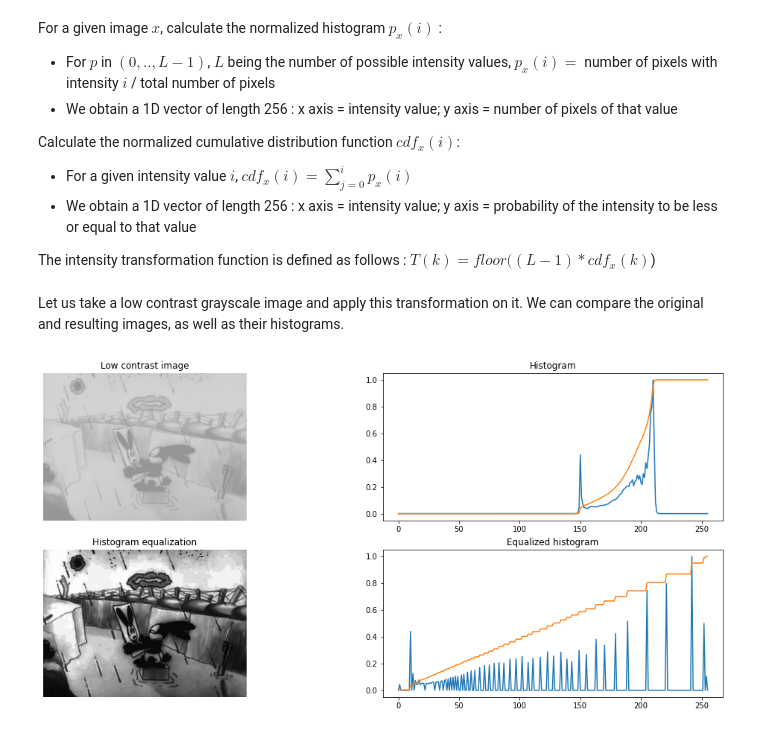
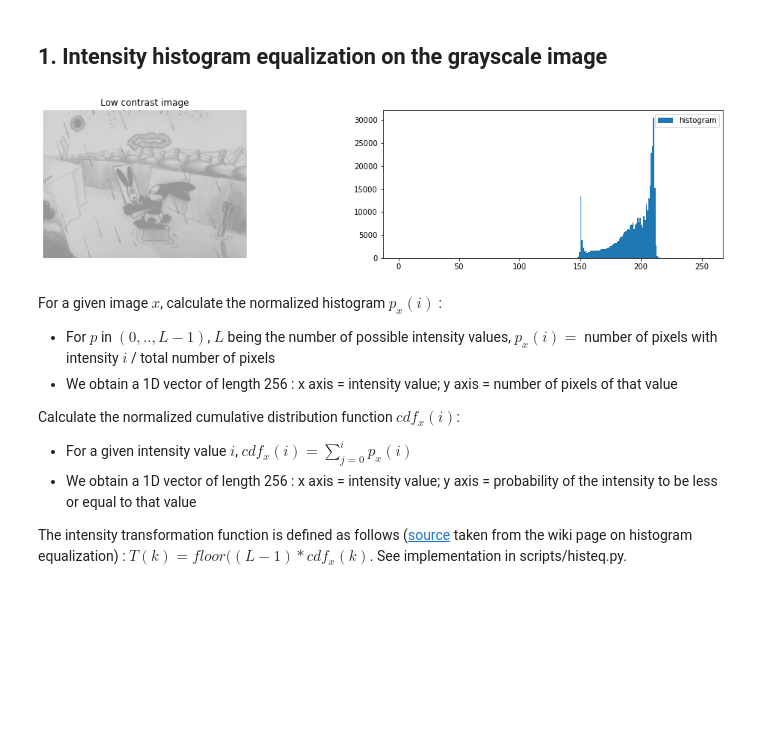
Before and after one commit to MKVatinyan/Computer-Vision, a Jupyter notebook: Histogram equalization.ipynb, the cells around one changed output. Drawn from its saved outputs; the diff is of its cells as text; code cells hidden in the pictures; blank space fills up the shorter version.

Commit message:
Add readme to scripts, adapt heq notebook

```diff
--- a/Histogram equalization.ipynb
+++ b/Histogram equalization.ipynb
@@ -18,0 +20,20 @@ https://www.math.uci.edu/icamp/courses/math77c/demos/hist_eq.pdf (source from wi
+# %%
+gray_lc_image_path = 'data\low_contrast.png'
+gray_lc_image = cv2.imread(gray_lc_image_path, 0)
+
+color_lc_image_path = 'data\low_contrast_color.jpg'
+color_lc_image = cv2.imread(color_lc_image_path, 1)
+color_lc_image_hsv = cv2.cvtColor(color_lc_image, cv2.COLOR_BGR2HSV)
+
+#Visualize (add vmin=0, vmax=255 to imshow to remove auto scaling of intensity)
+# 2,2 grid here to squeeze a bit the image
+plt.subplot(2, 2, 1)
+plt.title('Low contrast gray image')
+plt.imshow(gray_lc_image, cmap='gray', vmin=0, vmax=255)
+plt.axis('off')
+
+plt.subplot(2, 2, 2)
+plt.title('Low contrast color image')
+plt.imshow(np.flip(color_lc_image, axis=2), vmin=0, vmax=255)
+plt.axis('off')
+plt.show()
@@ -19,3 +42,17 @@ https://www.math.uci.edu/icamp/courses/math77c/demos/hist_eq.pdf (source from wi
+# %% [markdown]
+## 1. Intensity histogram equalization on the grayscale image
+# %%
+plt.subplot(2, 2, 1)
+plt.title('Low contrast image')
+plt.imshow(gray_lc_image, cmap='gray', vmin=0, vmax=255)
+plt.axis('off')
+
+plt.subplot(2, 2, 2)
+plt.hist(gray_lc_image.ravel(), range=(0,255), label='histogram', bins = np.arange(256))
+plt.legend()
+plt.show()
+# %% [output]
+[figure, added]
 # %% [markdown]
 For a given image $x$, calculate the normalized histogram $p_x(i)$ :
 * For $p$ in $(0,..,L-1)$, $L$ being the number of possible intensity values, $p_x(i) =$ number of pixels with intensity $i$ / total number of pixels
@@ -25,4 +62,4 @@ Calculate the normalized cumulative distribution function $cdf_x(i)$:
 * For a given intensity value $i$, $cdf_x(i) = \sum_{j=0}^ip_x(i)$
 * We obtain a 1D vector of length 256 : x axis = intensity value; y axis = probability of the intensity to be less or equal to that value
 
-The intensity transformation function is defined as follows : $T(k)=floor((L-1)*cdf_x(k)$)
+The intensity transformation function is defined as follows ([source](https://www.math.uci.edu/icamp/courses/math77c/demos/hist_eq.pdf) taken from the wiki page on histogram equalization) : $T(k)=floor((L-1)*cdf_x(k)$. See implementation in scripts/histeq.py.
@@ -51,30 +65,0 @@ def hist_equalized_image(image):
-# %% [markdown]
-Let us take a low contrast grayscale image and apply this transformation on it. We can compare the original and resulting images, as well as their histograms.
-# %%
-plt.subplot(2, 2, 1)
-plt.title('Low contrast image')
-plt.imshow(img_gray, cmap='gray', vmin=0, vmax=255)
-plt.axis('off')
-
-plt.subplot(2, 2, 2)
-plt.title('Histogram')
-hist = cv2.calcHist([img_gray],[0],None,[256],[0,256])
-plt.plot(hist/hist.max())
-cdf  = np.cumsum(hist/hist.max())
-plt.plot(cdf/cdf.max())
-
-eq_image = hist_equalized_image(img_gray)
-plt.subplot(2, 2, 3)
-plt.title('Histogram equalization')
-plt.imshow(eq_image, cmap='gray', vmin=0, vmax=255)
-plt.axis('off')
-
-plt.subplot(2, 2, 4)
-plt.title('Equalized histogram')
-hist = cv2.calcHist([eq_image],[0],None,[256],[0,256])
-plt.plot(hist/hist.max())
-cdf  = np.cumsum(hist/hist.max())
-plt.plot(cdf/cdf.max())
-plt.show()
-# %% [output]
-[figure, removed]
```
Also changed, not shown: parts of 23 cells of this notebook, 2 other files.
